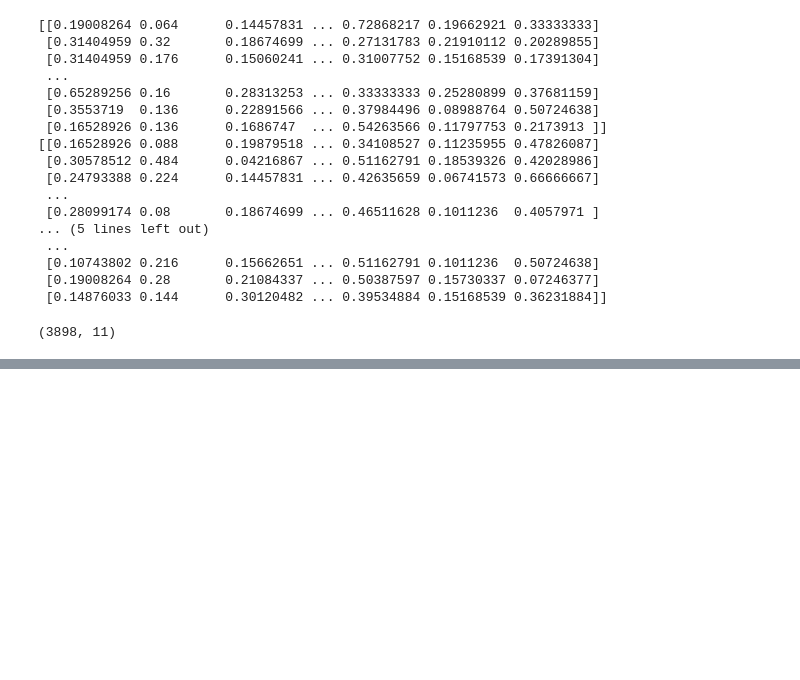
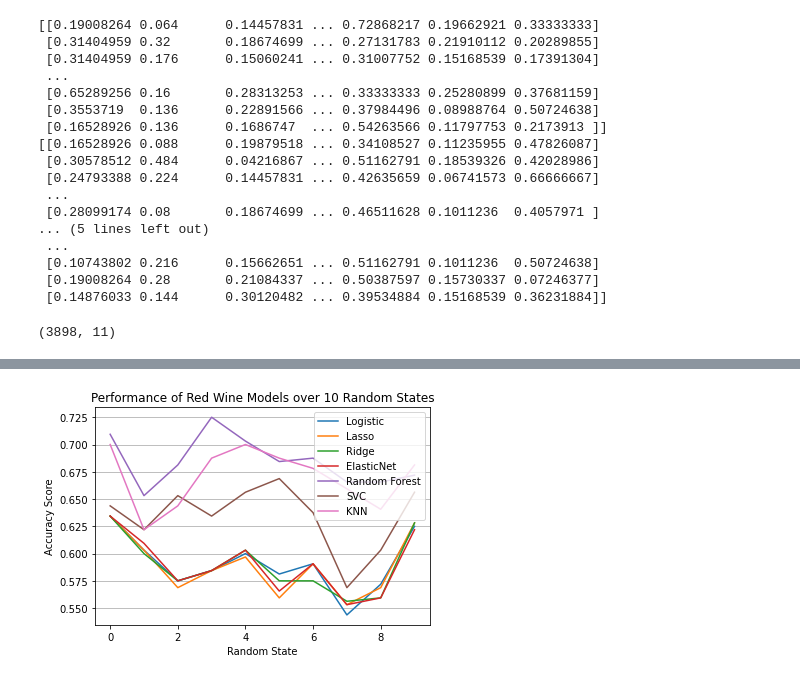
Before and after one commit to louishoe/wine-quaity, a Jupyter notebook: Data1030/Data1030-Project/src/wine-quality.ipynb, the cells around one changed output, grey strips where cells are left out. Cells and saved outputs as stored; diff of their text form; code cells hidden in the pictures; blank space fills up the shorter version.

```diff
--- a/Data1030/Data1030-Project/src/wine-quality.ipynb
+++ b/Data1030/Data1030-Project/src/wine-quality.ipynb
@@ -473,0 +567,9 @@ Xall_train_prep.shape
+# %%
+svc = SVC()
+svc_param_grid = {'svc__C': [1e-2, 1e-1, 1e0, 1e1, 1e2],
+              'svc__gamma': list(np.logspace(-1, 2, 5))}
+
+svc_r_final, svc_r_scores = MLpipe_KFold(rX, ry, preprocessor, svc, svc_param_grid)
+r_sv_models = svc_r_scores
+print(r_sv_models)
+print("Mean", {np.mean(r_sv_models)}, "std", {np.std(r_sv_models)})
@@ -473,0 +589,10 @@ Xall_train_prep.shape
+# %%
+rf = RandomForestClassifier()
+param_grid_rf = {'randomforestclassifier__max_features': [3, 5, 7, 10, None],
+              'randomforestclassifier__max_depth': [3, 5, 10, 20, 30, None]
+}
+
+final, scores = MLpipe_KFold(rX, ry, preprocessor, rf, param_grid_rf)
+r_rf_models = scores
+print(r_rf_models)
+print("Mean", {np.mean(r_rf_models)}, "std", {np.std(r_rf_models)})
@@ -473,0 +612,10 @@ Xall_train_prep.shape
+# %%
+knn = KNeighborsClassifier()
+knn_param_grid = {'kneighborsclassifier__n_neighbors': [1, 3, 5, 10, 30, 100, 200],
+              'kneighborsclassifier__weights': ['uniform', 'distance']
+             }
+
+knn_r_final, knn_r_scores = MLpipe_KFold(rX, ry, preprocessor, knn, knn_param_grid)
+r_knn_models = knn_r_scores
+print(r_knn_models)
+print("Mean", {np.mean(r_knn_models)}, "std", {np.std(r_knn_models)})
@@ -473,0 +635,17 @@ Xall_train_prep.shape
+# %%
+plt.plot(r_logistic_models, label="Logistic")
+plt.plot(r_l1_models, label="Lasso")
+plt.plot(r_l2_models, label="Ridge")
+plt.plot(r_en_models, label="ElasticNet")
+plt.plot(r_rf_models, label="Random Forest")
+plt.plot(r_sv_models, label="SVC")
+plt.plot(r_knn_models, label="KNN")
+plt.grid(axis='y')
+plt.xlabel("Random State")
+plt.ylabel("Accuracy Score")
+plt.title("Performance of Red Wine Models over 10 Random States")
+plt.legend()
+plt.savefig('figures/red_wine_model.png', dpi=300, format='png')
+plt.show()
+# %% [output]
+[figure, added]
```
Also changed, not shown: parts of 44 cells of this notebook, 19 other files.
